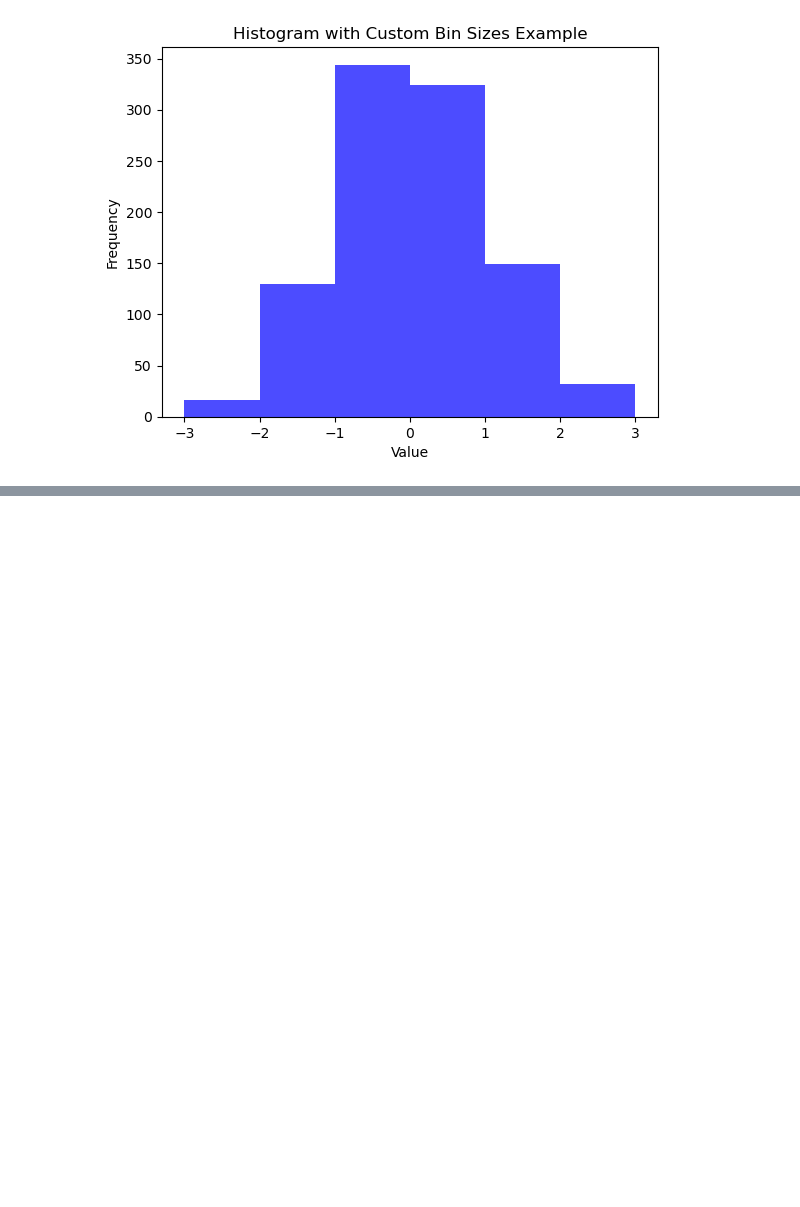
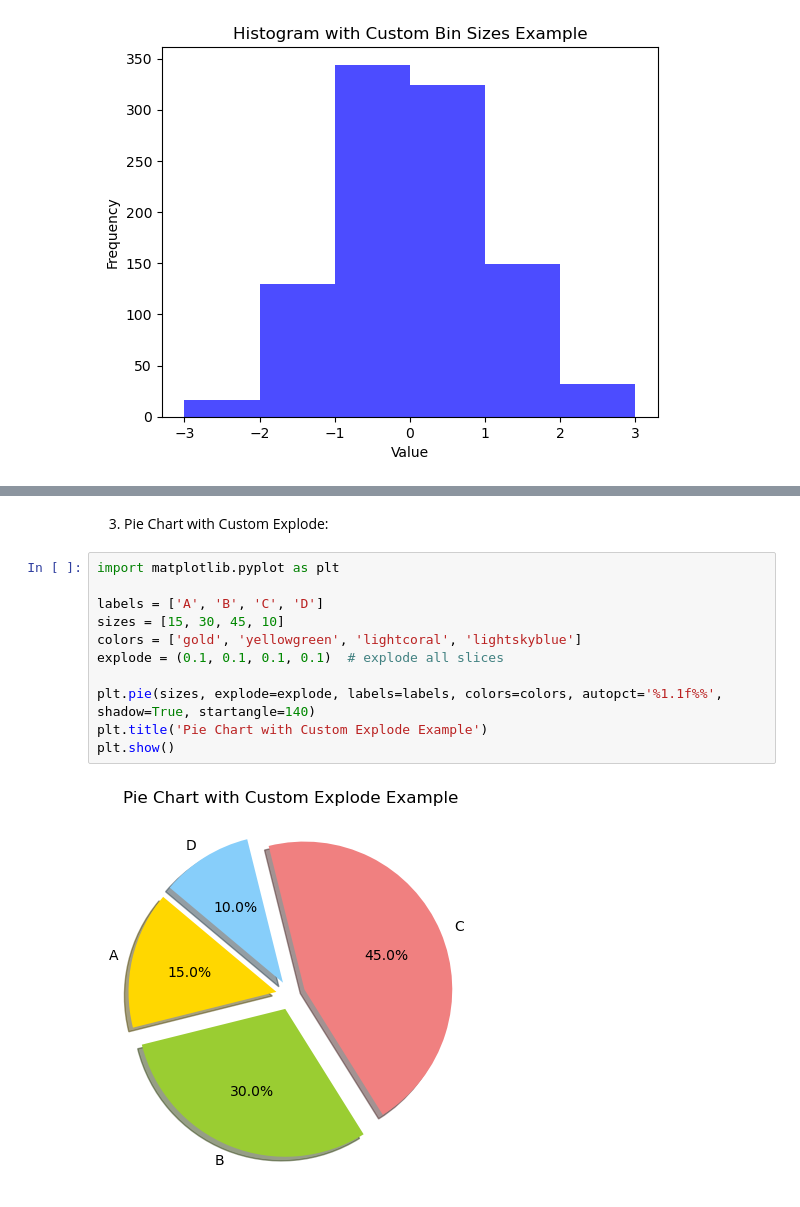
Before and after one commit to Ahmet-Acik/matplotlib_numpy_project, a Jupyter notebook: Untitled-1.ipynb, the cells around one changed output, grey strips where cells are left out. Cells and saved outputs as stored; diff of their text form; blank space fills up the shorter version.

```diff
--- a/Untitled-1.ipynb
+++ b/Untitled-1.ipynb
@@ -495,0 +526,15 @@ plt.show()
+# %% [markdown]
+3. Pie Chart with Custom Explode:
+# %%
+import matplotlib.pyplot as plt
+
+labels = ['A', 'B', 'C', 'D']
+sizes = [15, 30, 45, 10]
+colors = ['gold', 'yellowgreen', 'lightcoral', 'lightskyblue']
+explode = (0.1, 0.1, 0.1, 0.1)  # explode all slices
+
+plt.pie(sizes, explode=explode, labels=labels, colors=colors, autopct='%1.1f%%', shadow=True, startangle=140)
+plt.title('Pie Chart with Custom Explode Example')
+plt.show()
+# %% [output]
+[figure, added]
```
Also changed, not shown: parts of 9 cells of this notebook.
